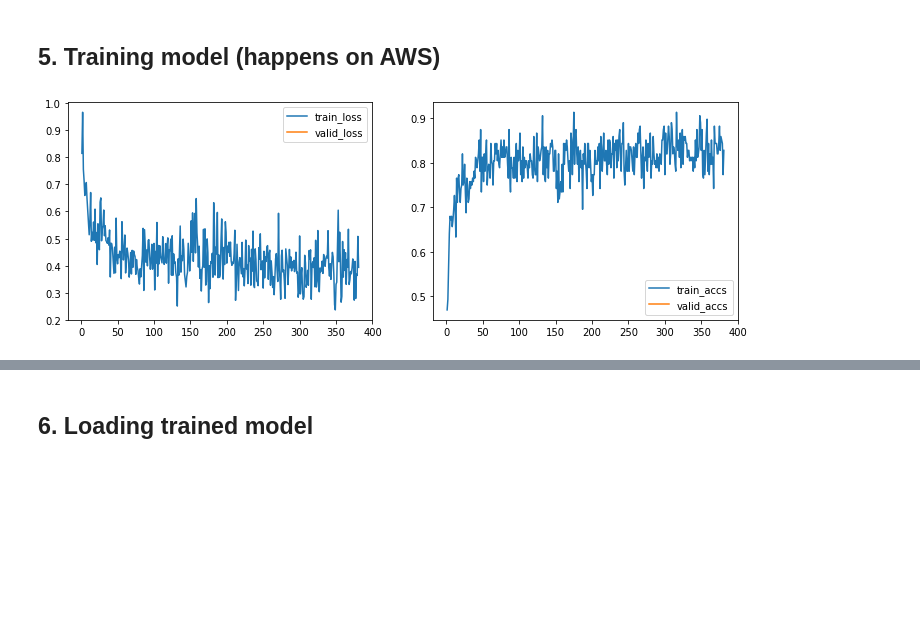
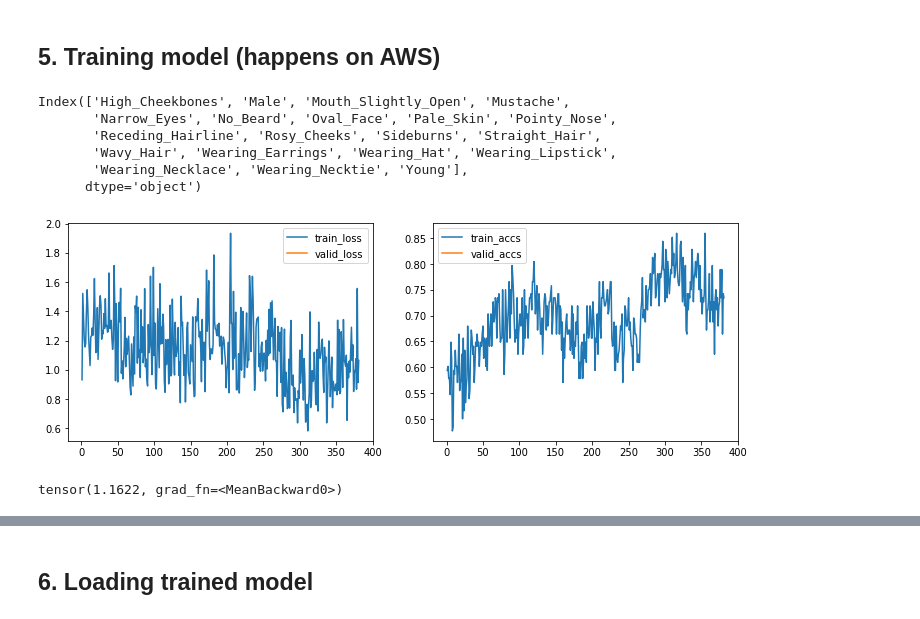
Before and after one commit to mar10nJohns1/AlgorithmicFairness, a Jupyter notebook: Project.ipynb, the cells around one changed output, grey strips where cells are left out. Saved outputs shown, nothing was run; the diff lists cells and outputs as text; code cells hidden in the pictures; blank space fills up the shorter version.

Commit message:
weighted loss

```diff
--- a/Project.ipynb
+++ b/Project.ipynb
@@ -45,7 +45,7 @@ import os
 # %% [markdown]
 ## 1. Pointing at correct directories and resizing all 200,000k images
 # %%
-name = "m" #m, c eller a
+name = "c" #m, c eller a
 # %%
 # Root directory for dataset
 if name == "c":
@@ -175,6 +177,16 @@ plt.imshow(np.transpose(vutils.make_grid(data_train[1]['image'], padding=2,norma
 # %% [output]
 <matplotlib.image.AxesImage at 0x...>
 [figure]
+# %%
+weight_df = pd.DataFrame(columns=train_df.columns)
+
+weight_df = weight_df.drop(['partition','Smiling'],axis=1)
+weight_df['Group'] = ['00','01','10','11']
+
+target = 'Smiling'
+for col in weight_df.columns:
+    max_count = max(train_df.groupby([col,target]).count()['partition'].values)
+    weight_df[col] = max_count/train_df.groupby([col,target]).count()['partition'].values
 # %% [markdown]
 ## 3. Testing for GPU
 # %%
@@ -298,7 +310,7 @@ Net(
 )
 # %%
 LEARNING_RATE = 0.001
-criterion = nn.CrossEntropyLoss()          #<-- Your code here.
+criterion = nn.CrossEntropyLoss(reduction='none')
 
 # weight_decay is equal to L2 regularization
 optimizer = optim.Adam(net.parameters(), lr=LEARNING_RATE)
@@ -319,6 +331,15 @@ def get_input(batch):
     }
 # %% [markdown]
 ## 5. Training model (happens on AWS)
+# %%
+weight_df.columns[19:]
+# %% [output]
+Index(['High_Cheekbones', 'Male', 'Mouth_Slightly_Open', 'Mustache',
+       'Narrow_Eyes', 'No_Beard', 'Oval_Face', 'Pale_Skin', 'Pointy_Nose',
+       'Receding_Hairline', 'Rosy_Cheeks', 'Sideburns', 'Straight_Hair',
+       'Wavy_Hair', 'Wearing_Earrings', 'Wearing_Hat', 'Wearing_Lipstick',
+       'Wearing_Necklace', 'Wearing_Necktie', 'Young'],
+      dtype='object')
 # %%
 # Setup settings for training
 batch_size=128
@@ -326,6 +347,8 @@ max_iter = 199
 log_every = 20
 eval_every = 200
 num_epochs = 2
+
+protected_att = 19
 
 
 # Initialize lists for training and validation
@@ -371,33 +394,49 @@ for epoch in range(num_epochs):
         # Train network
         output = net(**get_input(batch_train))
         labels_argmax = torch.max(get_labels(batch_train), 1)[1]
-        batch_loss = criterion(output['out'], labels_argmax)
+
+
+        if weight_df is not None:
+            protected = batch_train['attributes'][:,protected_att]
+            l = [str(int(get_numpy(i))) + str(get_numpy(j)) for i, j in zip(protected, labels_argmax)]
+            l_df = pd.DataFrame(l, columns=['Group'])
+            batch_weights = pd.merge(l_df,weight_df,how='left',on='Group')
+            loss = criterion(output['out'], labels_argmax)
+            loss_weighted = torch.FloatTensor(batch_weights.iloc[:,protected_att+1].values)*loss
+            batch_loss = torch.mean(loss_weighted) # Average across a batch
+        else:
+            batch_loss = criterion(output['out'], labels_argmax)
+
 
         train_iter.append(j)
         train_loss.append(float(get_numpy(batch_loss)))
         train_accs.append(float(get_numpy(accuracy(output['out'], labels_argmax))))
 
         optimizer.zero_grad()
         batch_loss.backward()
         optimizer.step()
 
         # Log i figure
         if i % log_every == 0:
             fig = plt.figure(figsize=(12,4))
             plt.subplot(1, 2, 1)
             plt.plot(train_iter, train_loss, label='train_loss')
             plt.plot(valid_iter, valid_loss, label='valid_loss')
             plt.legend()
 
             plt.subplot(1, 2, 2)
             plt.plot(train_iter, train_accs, label='train_accs')
             plt.plot(valid_iter, valid_accs, label='valid_accs')
             plt.legend()
             plt.show()
             clear_output(wait=True)
             #print("Train, it: {} loss: {:.2f} accs: {:.2f}".format(i, train_loss[-1], train_accs[-1]))
 
         if max_iter == i:
             break
 # %% [output]
-[figure, old version]
+[figure, new version]
+# %%
+batch_loss
+# %% [output]
+tensor(1.1622, grad_fn=<MeanBackward0>)
```
Also changed, not shown: parts of 7 cells of this notebook, 1 other file.
